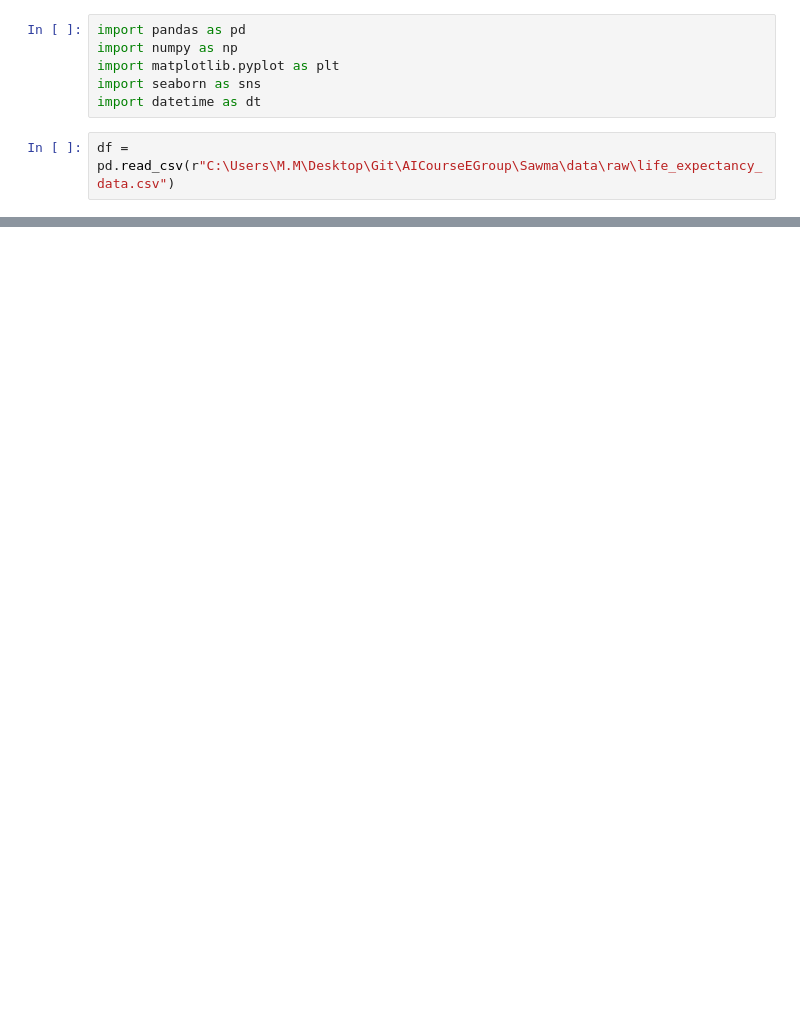
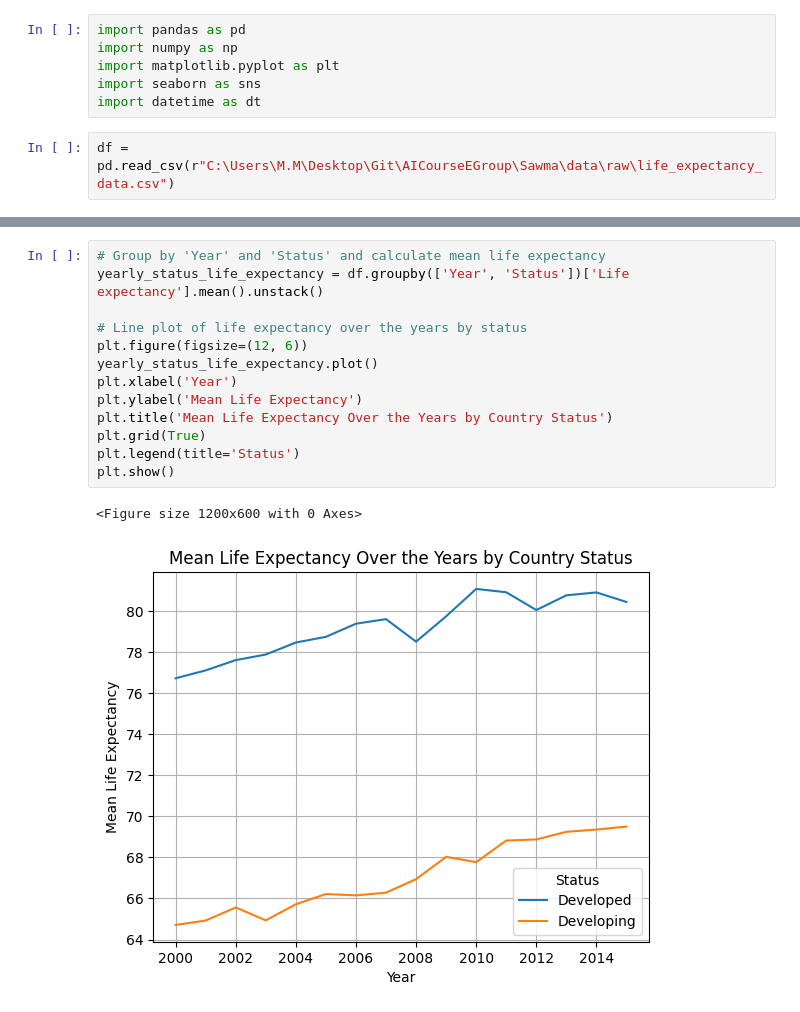
Before and after one commit to LlirikOknessu/AICourseEGroup, a Jupyter notebook: Sawma/data/analyze.ipynb, the cells around one changed output, grey strips where cells are left out. Saved outputs shown, nothing was run; the diff lists cells and outputs as text; blank space fills up the shorter version.

```diff
--- a/Sawma/data/analyze.ipynb
+++ b/Sawma/data/analyze.ipynb
@@ -126,0 +115,16 @@ plt.show()
+# %%
+# Group by 'Year' and 'Status' and calculate mean life expectancy
+yearly_status_life_expectancy = df.groupby(['Year', 'Status'])['Life expectancy'].mean().unstack()
+
+# Line plot of life expectancy over the years by status
+plt.figure(figsize=(12, 6))
+yearly_status_life_expectancy.plot()
+plt.xlabel('Year')
+plt.ylabel('Mean Life Expectancy')
+plt.title('Mean Life Expectancy Over the Years by Country Status')
+plt.grid(True)
+plt.legend(title='Status')
+plt.show()
+# %% [output]
+<Figure size 1200x600 with 0 Axes>
+[figure, added]
```
Also changed, not shown: parts of 87 cells of this notebook.
